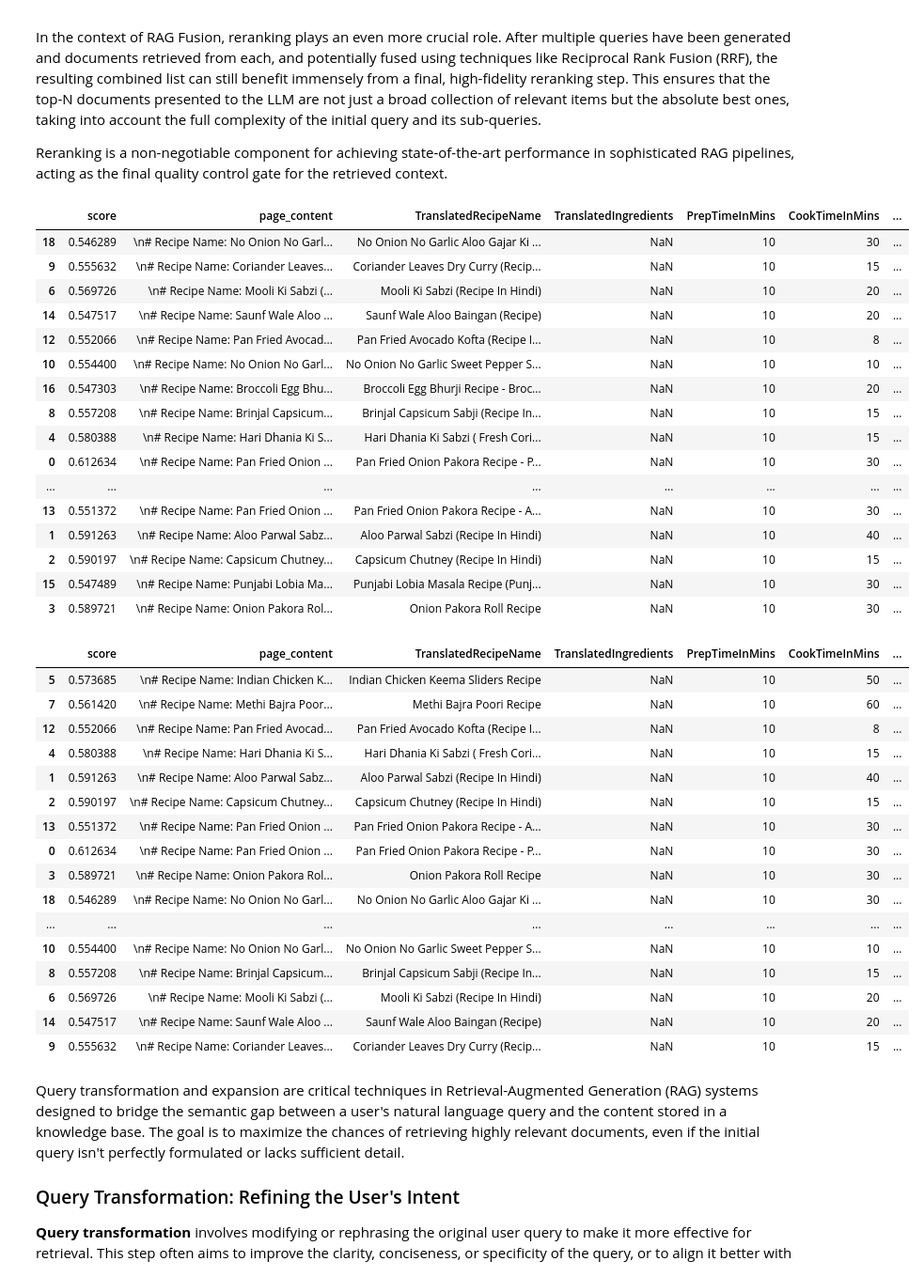
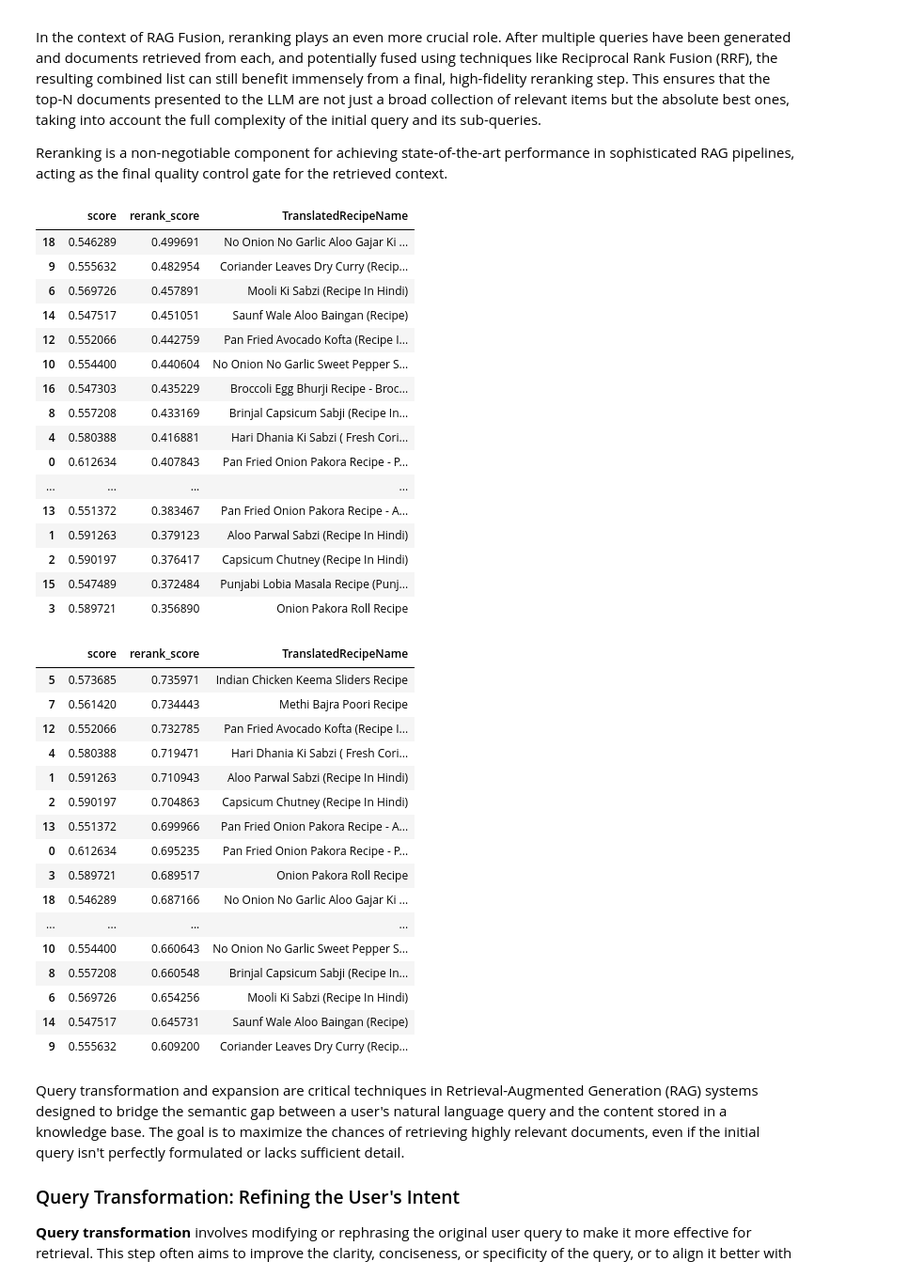
Before and after one commit to gauravkhapekar/GenAIEngineering-Cohort1, a Jupyter notebook: Week5/RagAdvanced.ipynb, the cells around one changed output. Shown: that part at 94% size. Cells and saved outputs as stored; diff of their text form; code cells hidden in the pictures.

```diff
--- a/Week5/RagAdvanced.ipynb
+++ b/Week5/RagAdvanced.ipynb
@@ -552,7 +554,7 @@ searched_df
 ret_docs = vector_store_unchunked.similarity_search_with_score(
     search_query,
     k=20,
-    score_threshold=0.1,
+    score_threshold=0.5,
     filter={
         'Cuisine': 'Indian',
         'PrepTimeInMins': 10
@@ -638,45 +640,46 @@ In the context of RAG Fusion, reranking plays an even more crucial role. After m
 
 Reranking is a non-negotiable component for achieving state-of-the-art performance in sophisticated RAG pipelines, acting as the final quality control gate for the retrieved context.
 # %%
-# rerank with 64 dim embedding
+# rerank with 768 dim embedding
 
 from sklearn.metrics.pairwise import cosine_similarity
 import numpy as np
 
 new_doc_embeddings = np.array(
     model_768.embed_documents(searched_df.page_content)
 )
 
 query_embedding = np.array(
     model_768.embed_query(search_query)
 )
 
 similarity_scores = cosine_similarity(
     query_embedding.reshape(1, -1),
     new_doc_embeddings
 )
 
 searched_df['rerank_score'] = similarity_scores[0].tolist()
 
-searched_df.sort_values('rerank_score', ascending=False, )
+searched_df[['score', 'rerank_score', 'TranslatedRecipeName', ]].sort_values(
+    'rerank_score', ascending=False, )
 # %% [output]
-|  | score | page_content | TranslatedRecipeName | TranslatedIngredients | PrepTimeInMins | CookTimeInMins | ... |
-| 18 | 0.546289 | \n# Recipe Name: No Onion No Garl... | No Onion No Garlic Aloo Gajar Ki ... | NaN | 10 | 30 | ... |
-| 9 | 0.555632 | \n# Recipe Name: Coriander Leaves... | Coriander Leaves Dry Curry (Recip... | NaN | 10 | 15 | ... |
-| 6 | 0.569726 | \n# Recipe Name: Mooli Ki Sabzi (... | Mooli Ki Sabzi (Recipe In Hindi) | NaN | 10 | 20 | ... |
-| 14 | 0.547517 | \n# Recipe Name: Saunf Wale Aloo ... | Saunf Wale Aloo Baingan (Recipe) | NaN | 10 | 20 | ... |
-| 12 | 0.552066 | \n# Recipe Name: Pan Fried Avocad... | Pan Fried Avocado Kofta (Recipe I... | NaN | 10 | 8 | ... |
-| 10 | 0.554400 | \n# Recipe Name: No Onion No Garl... | No Onion No Garlic Sweet Pepper S... | NaN | 10 | 10 | ... |
-| 16 | 0.547303 | \n# Recipe Name: Broccoli Egg Bhu... | Broccoli Egg Bhurji Recipe - Broc... | NaN | 10 | 20 | ... |
-| 8 | 0.557208 | \n# Recipe Name: Brinjal Capsicum... | Brinjal Capsicum Sabji (Recipe In... | NaN | 10 | 15 | ... |
-| 4 | 0.580388 | \n# Recipe Name: Hari Dhania Ki S... | Hari Dhania Ki Sabzi ( Fresh Cori... | NaN | 10 | 15 | ... |
-| 0 | 0.612634 | \n# Recipe Name: Pan Fried Onion ... | Pan Fried Onion Pakora Recipe - P... | NaN | 10 | 30 | ... |
-| ... | ... | ... | ... | ... | ... | ... | ... |
-| 13 | 0.551372 | \n# Recipe Name: Pan Fried Onion ... | Pan Fried Onion Pakora Recipe - A... | NaN | 10 | 30 | ... |
-| 1 | 0.591263 | \n# Recipe Name: Aloo Parwal Sabz... | Aloo Parwal Sabzi (Recipe In Hindi) | NaN | 10 | 40 | ... |
-| 2 | 0.590197 | \n# Recipe Name: Capsicum Chutney... | Capsicum Chutney (Recipe In Hindi) | NaN | 10 | 15 | ... |
-| 15 | 0.547489 | \n# Recipe Name: Punjabi Lobia Ma... | Punjabi Lobia Masala Recipe (Punj... | NaN | 10 | 30 | ... |
-| 3 | 0.589721 | \n# Recipe Name: Onion Pakora Rol... | Onion Pakora Roll Recipe | NaN | 10 | 30 | ... |
+|  | score | rerank_score | TranslatedRecipeName |
+| 18 | 0.546289 | 0.499691 | No Onion No Garlic Aloo Gajar Ki ... |
+| 9 | 0.555632 | 0.482954 | Coriander Leaves Dry Curry (Recip... |
+| 6 | 0.569726 | 0.457891 | Mooli Ki Sabzi (Recipe In Hindi) |
+| 14 | 0.547517 | 0.451051 | Saunf Wale Aloo Baingan (Recipe) |
+| 12 | 0.552066 | 0.442759 | Pan Fried Avocado Kofta (Recipe I... |
+| 10 | 0.554400 | 0.440604 | No Onion No Garlic Sweet Pepper S... |
+| 16 | 0.547303 | 0.435229 | Broccoli Egg Bhurji Recipe - Broc... |
+| 8 | 0.557208 | 0.433169 | Brinjal Capsicum Sabji (Recipe In... |
+| 4 | 0.580388 | 0.416881 | Hari Dhania Ki Sabzi ( Fresh Cori... |
+| 0 | 0.612634 | 0.407843 | Pan Fried Onion Pakora Recipe - P... |
+| ... | ... | ... | ... |
+| 13 | 0.551372 | 0.383467 | Pan Fried Onion Pakora Recipe - A... |
+| 1 | 0.591263 | 0.379123 | Aloo Parwal Sabzi (Recipe In Hindi) |
+| 2 | 0.590197 | 0.376417 | Capsicum Chutney (Recipe In Hindi) |
+| 15 | 0.547489 | 0.372484 | Punjabi Lobia Masala Recipe (Punj... |
+| 3 | 0.589721 | 0.356890 | Onion Pakora Roll Recipe |
 # %%
 # rerank with 64 dim embedding
 
@@ -698,25 +701,26 @@ similarity_scores = cosine_similarity(
 
 searched_df['rerank_score'] = similarity_scores[0].tolist()
 
-searched_df.sort_values('rerank_score', ascending=False, )
+searched_df[['score', 'rerank_score', 'TranslatedRecipeName', ]].sort_values(
+    'rerank_score', ascending=False, )
 # %% [output]
-|  | score | page_content | TranslatedRecipeName | TranslatedIngredients | PrepTimeInMins | CookTimeInMins | ... |
-| 5 | 0.573685 | \n# Recipe Name: Indian Chicken K... | Indian Chicken Keema Sliders Recipe | NaN | 10 | 50 | ... |
-| 7 | 0.561420 | \n# Recipe Name: Methi Bajra Poor... | Methi Bajra Poori Recipe | NaN | 10 | 60 | ... |
-| 12 | 0.552066 | \n# Recipe Name: Pan Fried Avocad... | Pan Fried Avocado Kofta (Recipe I... | NaN | 10 | 8 | ... |
-| 4 | 0.580388 | \n# Recipe Name: Hari Dhania Ki S... | Hari Dhania Ki Sabzi ( Fresh Cori... | NaN | 10 | 15 | ... |
-| 1 | 0.591263 | \n# Recipe Name: Aloo Parwal Sabz... | Aloo Parwal Sabzi (Recipe In Hindi) | NaN | 10 | 40 | ... |
-| 2 | 0.590197 | \n# Recipe Name: Capsicum Chutney... | Capsicum Chutney (Recipe In Hindi) | NaN | 10 | 15 | ... |
-| 13 | 0.551372 | \n# Recipe Name: Pan Fried Onion ... | Pan Fried Onion Pakora Recipe - A... | NaN | 10 | 30 | ... |
-| 0 | 0.612634 | \n# Recipe Name: Pan Fried Onion ... | Pan Fried Onion Pakora Recipe - P... | NaN | 10 | 30 | ... |
-| 3 | 0.589721 | \n# Recipe Name: Onion Pakora Rol... | Onion Pakora Roll Recipe | NaN | 10 | 30 | ... |
-| 18 | 0.546289 | \n# Recipe Name: No Onion No Garl... | No Onion No Garlic Aloo Gajar Ki ... | NaN | 10 | 30 | ... |
-| ... | ... | ... | ... | ... | ... | ... | ... |
-| 10 | 0.554400 | \n# Recipe Name: No Onion No Garl... | No Onion No Garlic Sweet Pepper S... | NaN | 10 | 10 | ... |
-| 8 | 0.557208 | \n# Recipe Name: Brinjal Capsicum... | Brinjal Capsicum Sabji (Recipe In... | NaN | 10 | 15 | ... |
-| 6 | 0.569726 | \n# Recipe Name: Mooli Ki Sabzi (... | Mooli Ki Sabzi (Recipe In Hindi) | NaN | 10 | 20 | ... |
-| 14 | 0.547517 | \n# Recipe Name: Saunf Wale Aloo ... | Saunf Wale Aloo Baingan (Recipe) | NaN | 10 | 20 | ... |
-| 9 | 0.555632 | \n# Recipe Name: Coriander Leaves... | Coriander Leaves Dry Curry (Recip... | NaN | 10 | 15 | ... |
+|  | score | rerank_score | TranslatedRecipeName |
+| 5 | 0.573685 | 0.735971 | Indian Chicken Keema Sliders Recipe |
+| 7 | 0.561420 | 0.734443 | Methi Bajra Poori Recipe |
+| 12 | 0.552066 | 0.732785 | Pan Fried Avocado Kofta (Recipe I... |
+| 4 | 0.580388 | 0.719471 | Hari Dhania Ki Sabzi ( Fresh Cori... |
+| 1 | 0.591263 | 0.710943 | Aloo Parwal Sabzi (Recipe In Hindi) |
+| 2 | 0.590197 | 0.704863 | Capsicum Chutney (Recipe In Hindi) |
+| 13 | 0.551372 | 0.699966 | Pan Fried Onion Pakora Recipe - A... |
+| 0 | 0.612634 | 0.695235 | Pan Fried Onion Pakora Recipe - P... |
+| 3 | 0.589721 | 0.689517 | Onion Pakora Roll Recipe |
+| 18 | 0.546289 | 0.687166 | No Onion No Garlic Aloo Gajar Ki ... |
+| ... | ... | ... | ... |
+| 10 | 0.554400 | 0.660643 | No Onion No Garlic Sweet Pepper S... |
+| 8 | 0.557208 | 0.660548 | Brinjal Capsicum Sabji (Recipe In... |
+| 6 | 0.569726 | 0.654256 | Mooli Ki Sabzi (Recipe In Hindi) |
+| 14 | 0.547517 | 0.645731 | Saunf Wale Aloo Baingan (Recipe) |
+| 9 | 0.555632 | 0.609200 | Coriander Leaves Dry Curry (Recip... |
 # %% [markdown]
 Query transformation and expansion are critical techniques in Retrieval-Augmented Generation (RAG) systems designed to bridge the semantic gap between a user's natural language query and the content stored in a knowledge base. The goal is to maximize the chances of retrieving highly relevant documents, even if the initial query isn't perfectly formulated or lacks sufficient detail.
 
```
Also changed, not shown: parts of 14 cells of this notebook, 1 other file.
